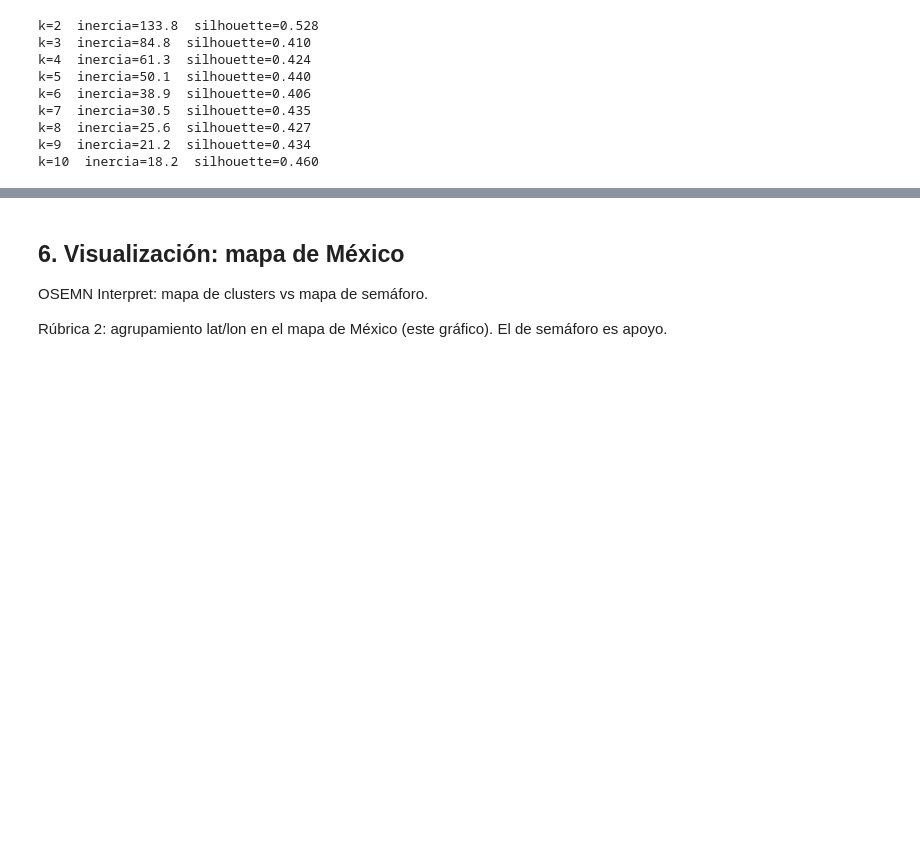
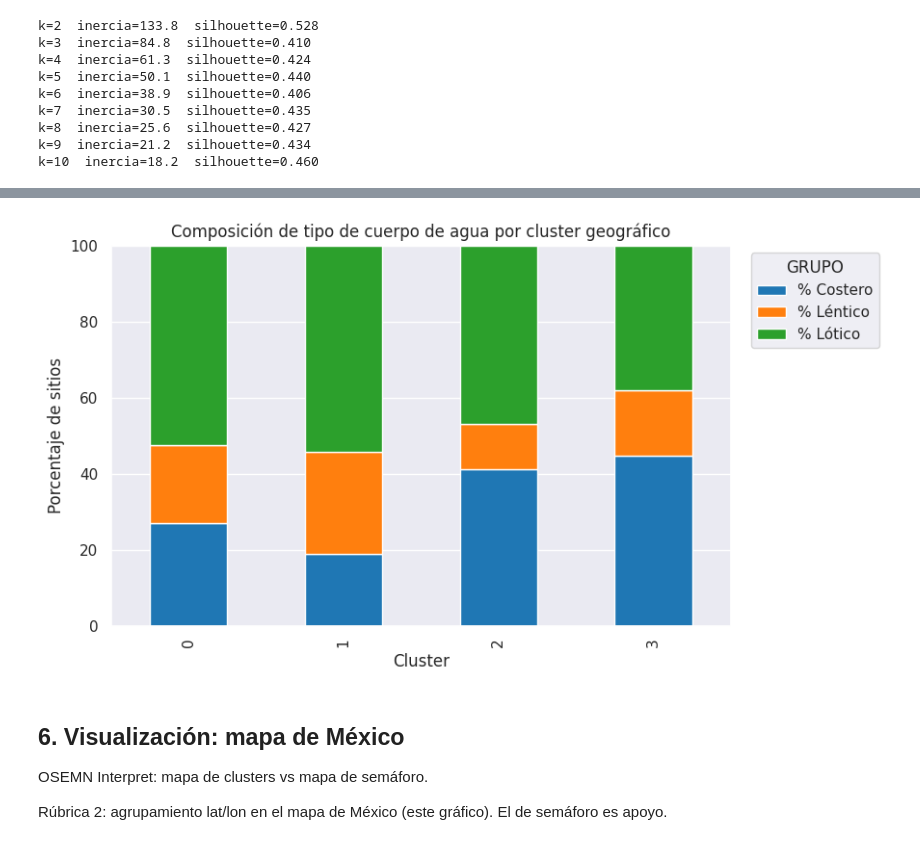
Before and after one commit to marvinjc/proyecto_final_CD, a Jupyter notebook: cd_final_proyecto.ipynb, the cells around one changed output, grey strips where cells are left out. Drawn from its saved outputs; the diff is of its cells as text; code cells hidden in the pictures; blank space fills up the shorter version.

```diff
--- a/cd_final_proyecto.ipynb
+++ b/cd_final_proyecto.ipynb
@@ -219,6 +239,12 @@ df.loc[df[Y].isin(["Nan", "Nd", "None", ""]), Y] = np.nan
 if "GRUPO" in df.columns:
     df["GRUPO"] = df["GRUPO"].astype(str).str.strip().str.upper()
 
+df = agregar_indicadores_grupo(df)
+columnas_grupo = ["ES_COSTERO", "ES_LENTICO", "ES_LOTICO"]
+#display(df[["GRUPO"] + columnas_grupo].head())
+#print(df[columnas_grupo].sum(axis=1).value_counts())
+
+
 n0 = len(df)
 df = df.dropna(subset=COLS_GEO).copy()
 print("Eliminadas por lat/lon faltante:", n0 - len(df))
@@ -532,6 +564,27 @@ print("k=3 es solo comparacion; no se elige porque el semaforo tenga 3 colores."
 modelo = KMeans(n_clusters=k_final, random_state=42, n_init=10)
 df["cluster"] = modelo.fit_predict(X_geo_scaled)
 centroides = geo_pipeline.named_steps["escalar"].inverse_transform(modelo.cluster_centers_)
+
+perfil_grupo_cluster = (
+    df.groupby("cluster")[columnas_grupo]
+    .mean()
+    .mul(100)
+    .round(1)
+    .rename(columns={
+        "ES_COSTERO": "% Costero",
+        "ES_LENTICO": "% Léntico",
+        "ES_LOTICO": "% Lótico",
+    })
+)
+
+perfil_grupo_cluster["Grupo predominante"] = (
+    perfil_grupo_cluster[["% Costero", "% Léntico", "% Lótico"]]
+    .idxmax(axis=1)
+    .str.replace("% ", "", regex=False)
+)
+
+print("Composición de GRUPO dentro de cada cluster (%):")
+display(perfil_grupo_cluster)
 
 print("Tamano de cada cluster:")
 print(df["cluster"].value_counts().sort_index())
@@ -578,3 +641,22 @@ Diferencias observadas (no es una prueba ni un umbral fijo):
+# %%
+perfil_grupo_cluster[
+    ["% Costero", "% Léntico", "% Lótico"]
+].plot(
+    kind="bar",
+    stacked=True,
+    figsize=(9, 5),
+    color=["#1f77b4", "#ff7f0e", "#2ca02c"]
+)
+
+plt.title("Composición de tipo de cuerpo de agua por cluster geográfico")
+plt.xlabel("Cluster")
+plt.ylabel("Porcentaje de sitios")
+plt.legend(title="GRUPO", bbox_to_anchor=(1.02, 1), loc="upper left")
+plt.ylim(0, 100)
+plt.tight_layout()
+plt.show()
+# %% [output]
+[figure, added]
 # %% [markdown]
 ## 6. Visualización: mapa de México
 
```
Also changed, not shown: parts of 3 cells of this notebook.
